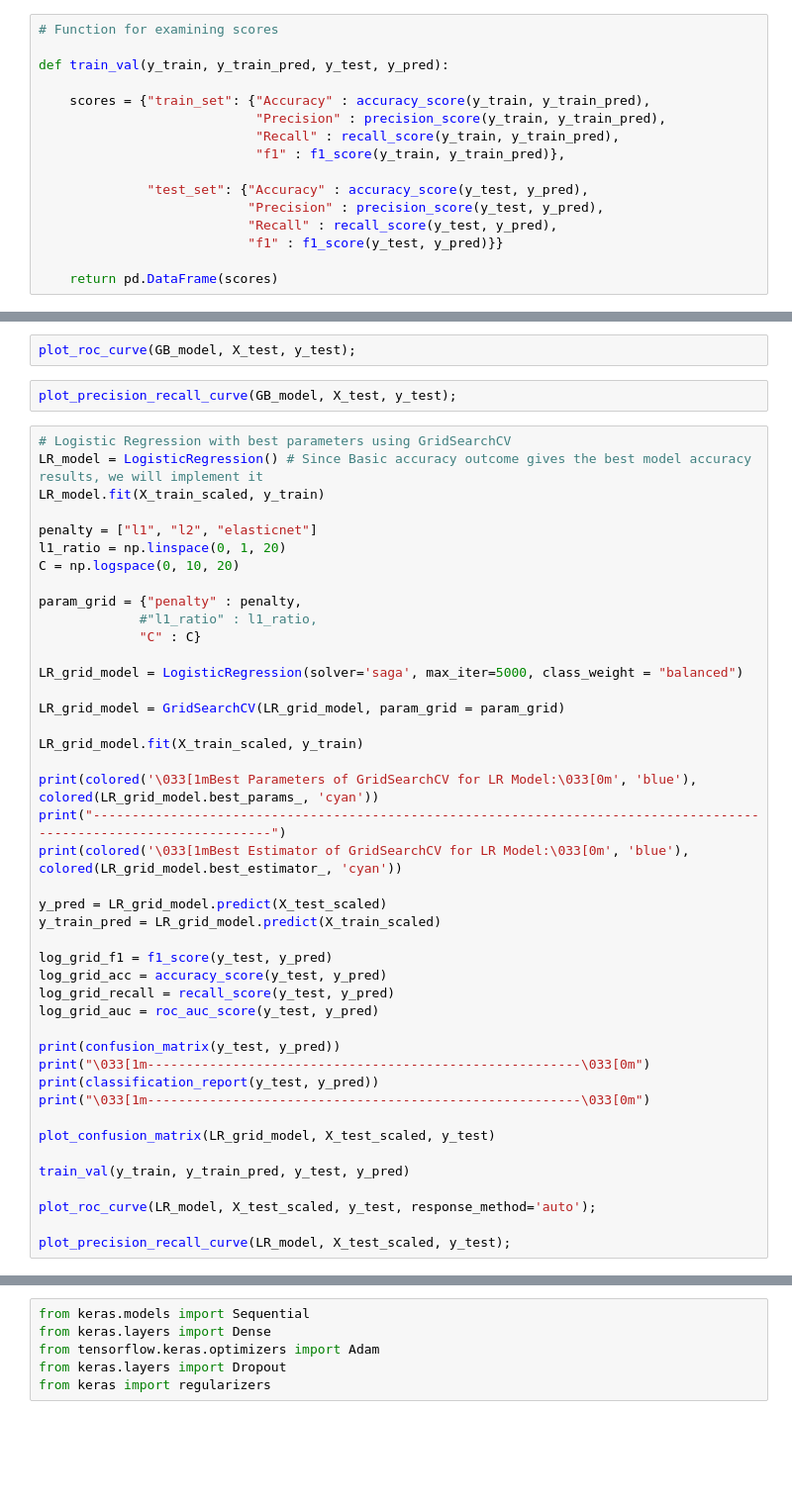
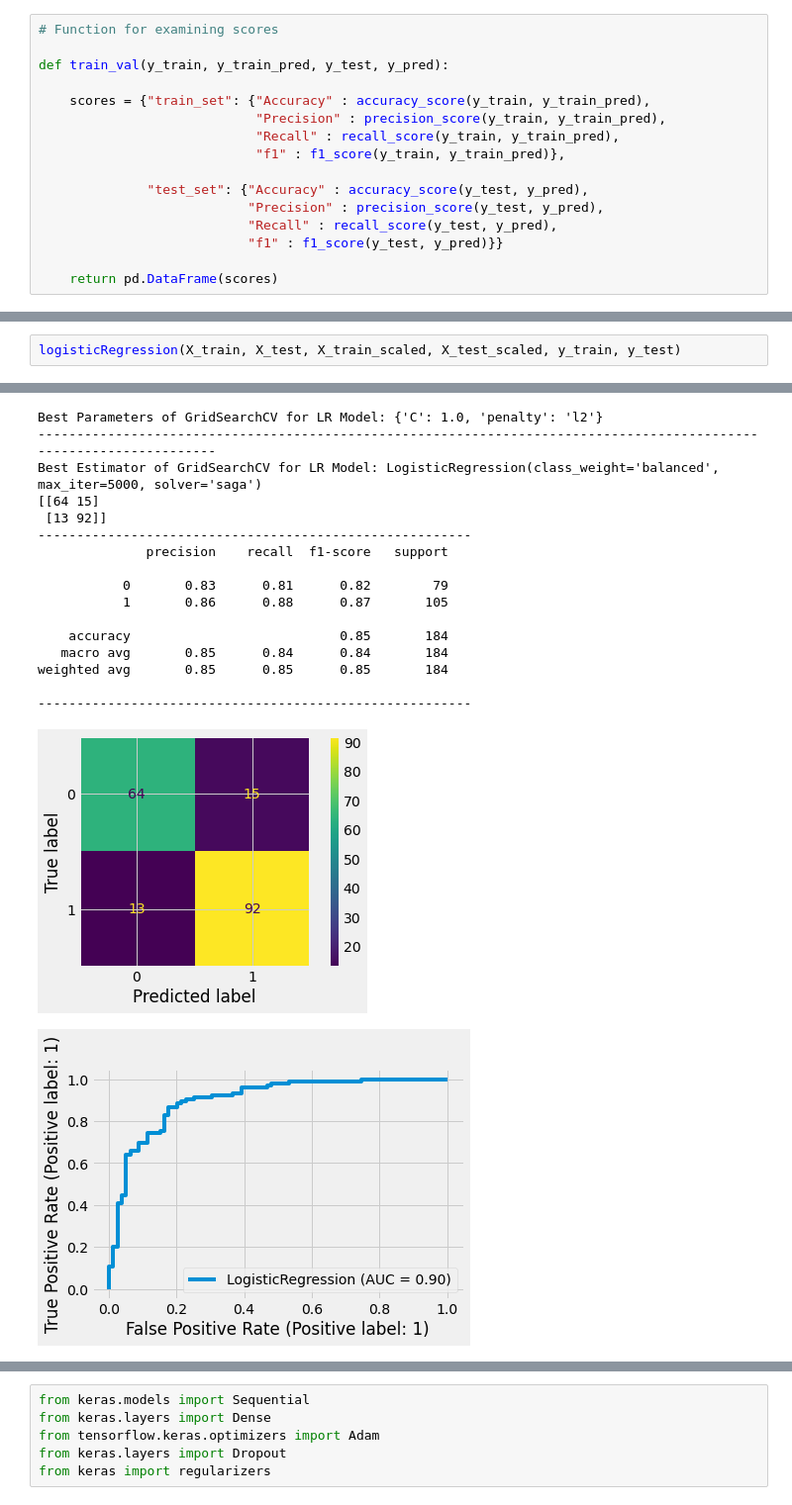
Before and after one commit to aarushkachhawa/Heart-Disease-Detection, a Jupyter notebook: Heart_Disease_Detection_Paper.ipynb, the cells around one changed output, grey strips where cells are left out. Shown at 99% size. Saved outputs shown, nothing was run; the diff lists cells and outputs as text; blank space fills up the shorter version.

```diff
--- a/Heart_Disease_Detection_Paper.ipynb
+++ b/Heart_Disease_Detection_Paper.ipynb
@@ -342,47 +303,3 @@ Fitting 5 folds for each of 192 candidates, totalling 960 fits
-# %%
-plot_roc_curve(GB_model, X_test, y_test);
-# %%
-plot_precision_recall_curve(GB_model, X_test, y_test);
-# %%
-# Logistic Regression with best parameters using GridSearchCV
-LR_model = LogisticRegression() # Since Basic accuracy outcome gives the best model accuracy results, we will implement it
-LR_model.fit(X_train_scaled, y_train)
-
-penalty = ["l1", "l2", "elasticnet"]
-l1_ratio = np.linspace(0, 1, 20)
-C = np.logspace(0, 10, 20)
-
-param_grid = {"penalty" : penalty,
-             #"l1_ratio" : l1_ratio,
-             "C" : C}
-
-LR_grid_model = LogisticRegression(solver='saga', max_iter=5000, class_weight = "balanced")
-
-LR_grid_model = GridSearchCV(LR_grid_model, param_grid = param_grid)
-
-LR_grid_model.fit(X_train_scaled, y_train)
-
-print(colored('\033[1mBest Parameters of GridSearchCV for LR Model:\033[0m', 'blue'), colored(LR_grid_model.best_params_, 'cyan'))
-print("--------------------------------------------------------------------------------------------------------------------")
-print(colored('\033[1mBest Estimator of GridSearchCV for LR Model:\033[0m', 'blue'), colored(LR_grid_model.best_estimator_, 'cyan'))
-
-y_pred = LR_grid_model.predict(X_test_scaled)
-y_train_pred = LR_grid_model.predict(X_train_scaled)
-
-log_grid_f1 = f1_score(y_test, y_pred)
-log_grid_acc = accuracy_score(y_test, y_pred)
-log_grid_recall = recall_score(y_test, y_pred)
-log_grid_auc = roc_auc_score(y_test, y_pred)
-
-print(confusion_matrix(y_test, y_pred))
-print("\033[1m--------------------------------------------------------\033[0m")
-print(classification_report(y_test, y_pred))
-print("\033[1m--------------------------------------------------------\033[0m")
-
-plot_confusion_matrix(LR_grid_model, X_test_scaled, y_test)
-
-train_val(y_train, y_train_pred, y_test, y_pred)
-
-plot_roc_curve(LR_model, X_test_scaled, y_test, response_method='auto');
-
-plot_precision_recall_curve(LR_model, X_test_scaled, y_test);
+# %%
+logisticRegression(X_train, X_test, X_train_scaled, X_test_scaled, y_train, y_test)
+# %% [output]
@@ -388,0 +323,18 @@ plot_precision_recall_curve(LR_model, X_test_scaled, y_test);
+Best Parameters of GridSearchCV for LR Model: {'C': 1.0, 'penalty': 'l2'}
+--------------------------------------------------------------------------------------------------------------------
+Best Estimator of GridSearchCV for LR Model: LogisticRegression(class_weight='balanced', max_iter=5000, solver='saga')
+[[64 15]
+ [13 92]]
+--------------------------------------------------------
+              precision    recall  f1-score   support
+
+           0       0.83      0.81      0.82        79
+           1       0.86      0.88      0.87       105
+
+    accuracy                           0.85       184
+   macro avg       0.85      0.84      0.84       184
+weighted avg       0.85      0.85      0.85       184
+
+--------------------------------------------------------
+[figure, added]
+[figure, added]
```
Also changed, not shown: parts of 21 cells of this notebook.
